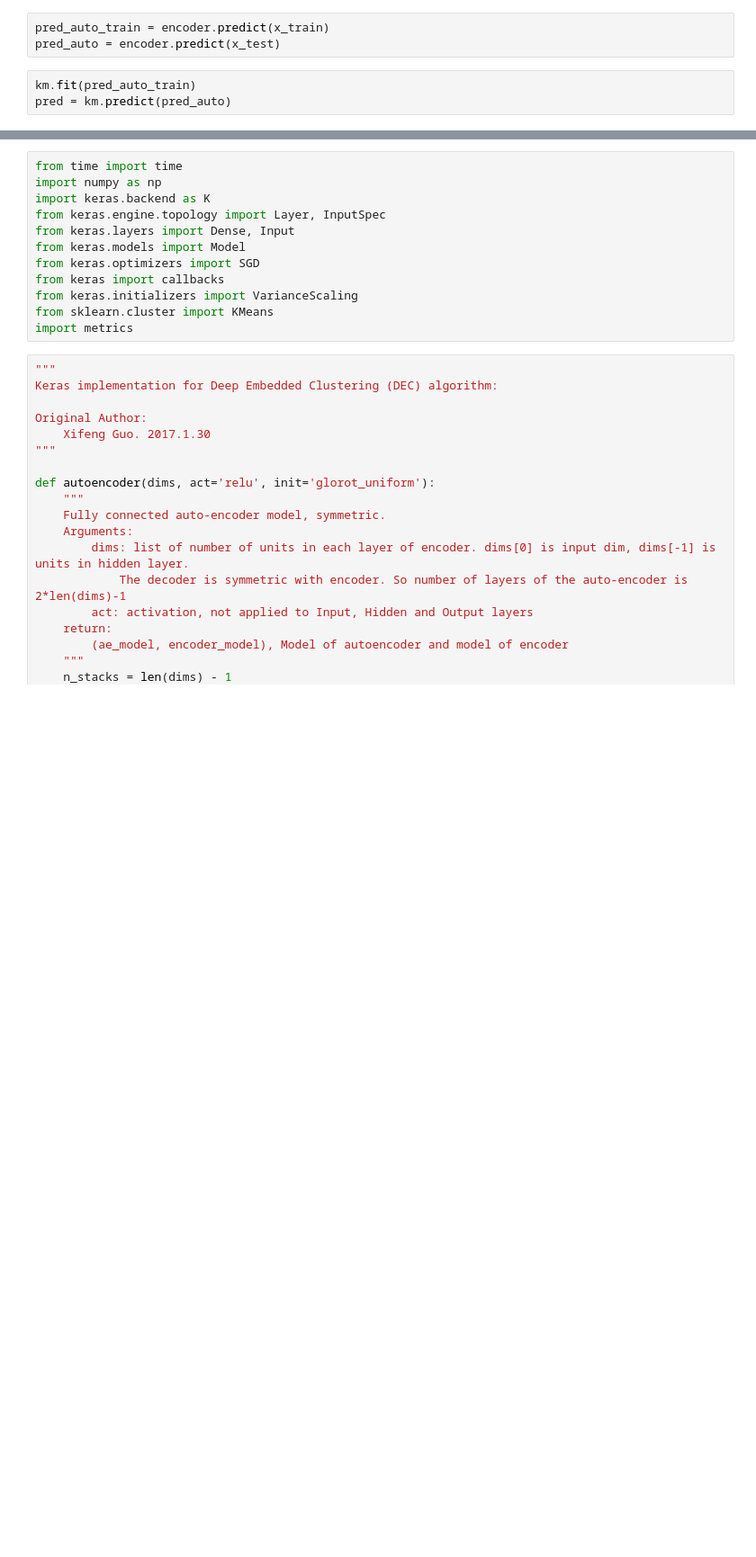
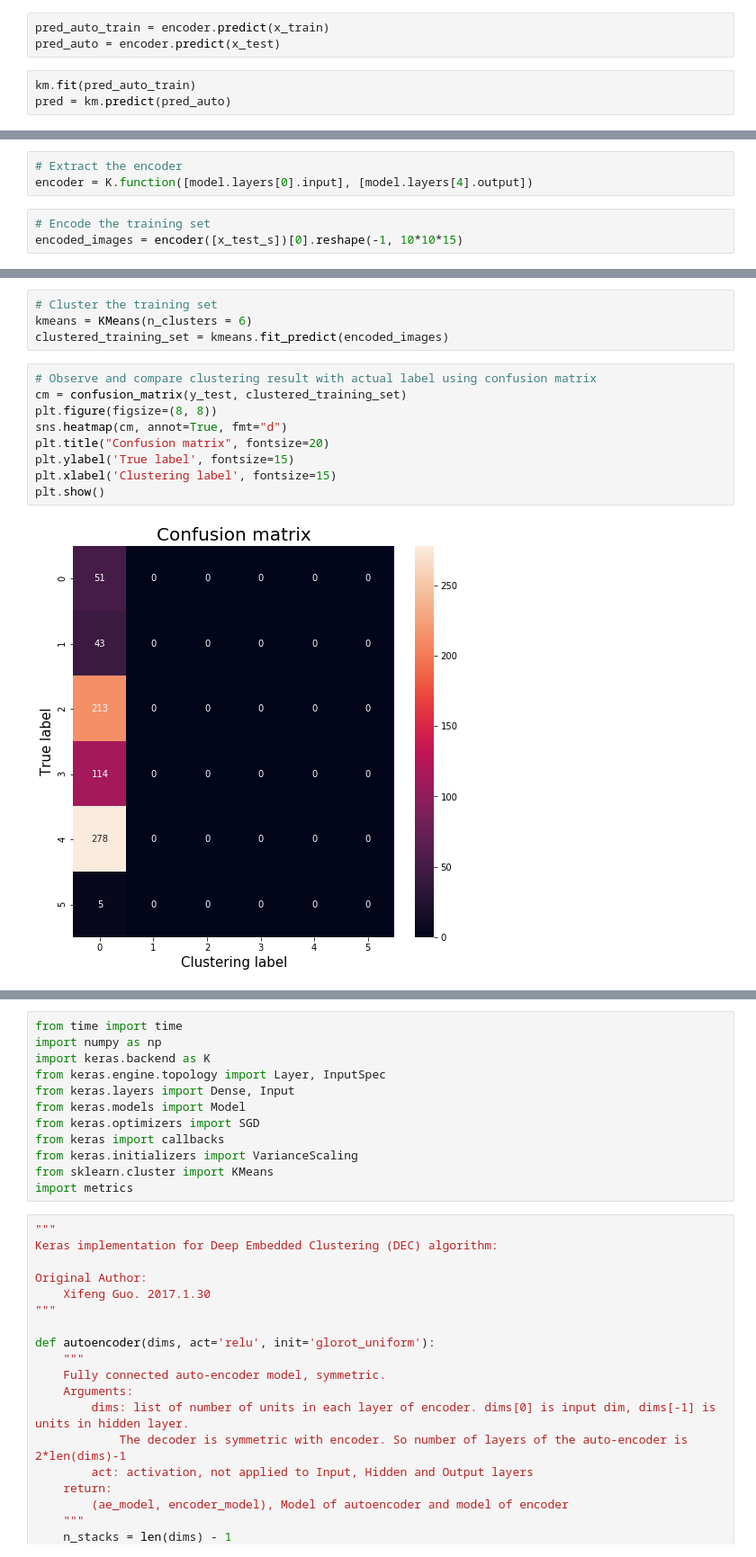
Before and after one commit to ustundag/2D-3D-Semantics, a Jupyter notebook: main_autoencoder_DEC.ipynb, the cells around one changed output, grey strips where cells are left out. Shown at 90% size. Cells and saved outputs as stored; diff of their text form; blank space fills up the shorter version.

```diff
--- a/main_autoencoder_DEC.ipynb
+++ b/main_autoencoder_DEC.ipynb
@@ -141,0 +253,6 @@ normalized_mutual_info_score(y_test, pred)
+# %%
+# Extract the encoder
+encoder = K.function([model.layers[0].input], [model.layers[4].output])
+# %%
+# Encode the training set
+encoded_images = encoder([x_test_s])[0].reshape(-1, 10*10*15)
@@ -141,0 +263,15 @@ normalized_mutual_info_score(y_test, pred)
+# %%
+# Cluster the training set
+kmeans = KMeans(n_clusters = 6)
+clustered_training_set = kmeans.fit_predict(encoded_images)
+# %%
+# Observe and compare clustering result with actual label using confusion matrix
+cm = confusion_matrix(y_test, clustered_training_set)
+plt.figure(figsize=(8, 8))
+sns.heatmap(cm, annot=True, fmt="d")
+plt.title("Confusion matrix", fontsize=20)
+plt.ylabel('True label', fontsize=15)
+plt.xlabel('Clustering label', fontsize=15)
+plt.show()
+# %% [output]
+[figure, added]
```
Also changed, not shown: parts of 31 cells of this notebook, 1 other file.
